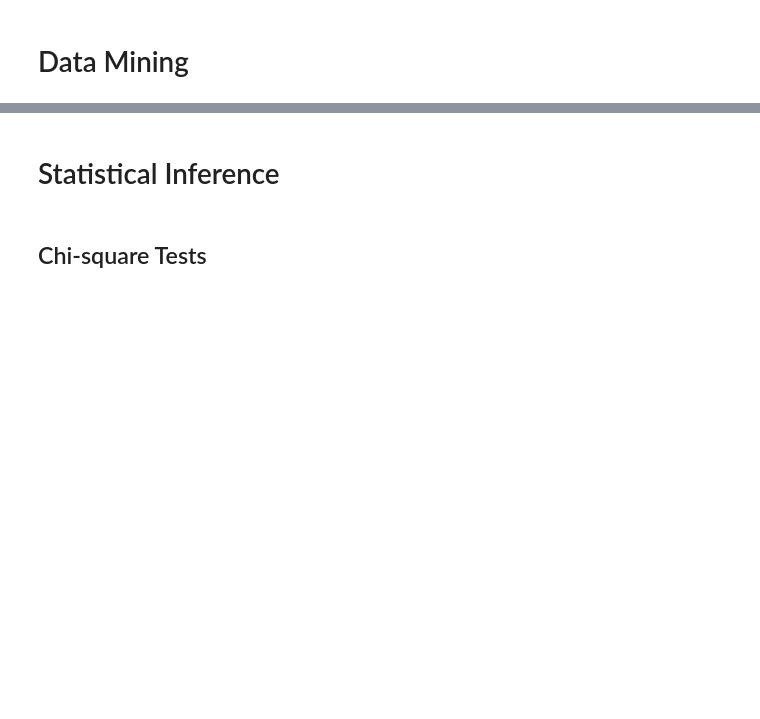
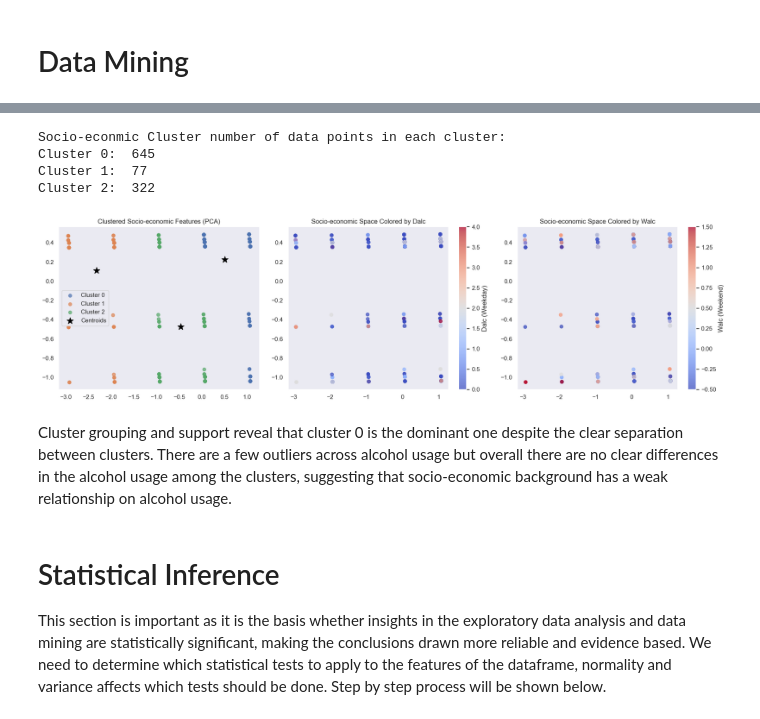
Before and after one commit to lonebono/CSMODEL, a Jupyter notebook: akbayanpartylistMCO.ipynb, the cells around one changed output, grey strips where cells are left out. Cells and saved outputs as stored; diff of their text form; code cells hidden in the pictures; blank space fills up the shorter version.

```diff
--- a/akbayanpartylistMCO.ipynb
+++ b/akbayanpartylistMCO.ipynb
@@ -796,0 +977,5 @@ Now, we have properly binned the remaining numerical features of Dalc, Walc, G3,
+# %%
+kmeans_socioeconomic = KMeans(3, 0, len(socioeconomic_s_e_df.columns), 1044, socioeconomic_s_e_df)
+kmeans_socioeconomic.initialize_centroids(socioeconomic_s_e_df)
+socioeconomic_clusters = kmeans_socioeconomic.train(socioeconomic_s_e_df, 50)
+clustered_df['socioeconomic_cluster'] = socioeconomic_clusters
@@ -797,4 +990,66 @@ Now, we have properly binned the remaining numerical features of Dalc, Walc, G3,
+# %%
+print('Socio-econmic Cluster number of data points in each cluster:')
+print('Cluster 0: ', socioeconomic_clusters.loc[socioeconomic_clusters == 0].shape[0])
+print('Cluster 1: ', socioeconomic_clusters.loc[socioeconomic_clusters == 1].shape[0])
+print('Cluster 2: ', socioeconomic_clusters.loc[socioeconomic_clusters == 2].shape[0])
+# %% [output]
+Socio-econmic Cluster number of data points in each cluster:
+Cluster 0:  645
+Cluster 1:  77
+Cluster 2:  322
+# %%
+pca = PCA(n_components=2)
+socioeconomic_2d_df = pca.fit_transform(socioeconomic_s_e_df)
+
+socioeconomic_2d_df = pd.DataFrame(socioeconomic_2d_df, columns=['x', 'y'])
+socioeconomic_2d_df['cluster'] = socioeconomic_clusters
+socioeconomic_2d_df['Dalc'] = clustered_df['Dalc']
+socioeconomic_2d_df['Walc'] = clustered_df['Walc']
+
+centroids = socioeconomic_2d_df.groupby('cluster')[['x', 'y']].mean().reset_index()
+
+fig, axs = plt.subplots(1, 3, figsize=(18, 5))
+
+for label in sorted(socioeconomic_2d_df['cluster'].unique()):
+    subset = socioeconomic_2d_df[socioeconomic_2d_df['cluster'] == label]
+    axs[0].scatter(subset['x'], subset['y'], label=f'Cluster {label}', alpha=0.7)
+
+axs[0].scatter(
+    centroids['x'], centroids['y'],
+    c='black', marker='*', s=150, label='Centroids'
+)
+axs[0].set_title("Clustered Socio-economic Features (PCA)")
+axs[0].legend()
+axs[0].grid()
+
+sc1 = axs[1].scatter(
+    socioeconomic_2d_df['x'],
+    socioeconomic_2d_df['y'],
+    c=socioeconomic_2d_df['Dalc'],
+    cmap='coolwarm',
+    alpha=0.7
+)
+axs[1].set_title('Socio-economic Space Colored by Dalc')
+axs[1].grid()
+plt.colorbar(sc1, ax=axs[1], label='Dalc (Weekday)')
+
+sc2 = axs[2].scatter(
+    socioeconomic_2d_df['x'],
+    socioeconomic_2d_df['y'],
+    c=socioeconomic_2d_df['Walc'],
+    cmap='coolwarm',
+    alpha=0.7
+)
+axs[2].set_title('Socio-economic Space Colored by Walc')
+axs[2].grid()
+plt.colorbar(sc2, ax=axs[2], label='Walc (Weekend)')
+
+plt.tight_layout()
+plt.show()
+# %% [output]
+[figure, added]
+# %% [markdown]
+Cluster grouping and support reveal that cluster 0 is the dominant one despite the clear separation between clusters. There are a few outliers across alcohol usage but overall there are no clear differences in the alcohol usage among the clusters, suggesting that socio-economic background has a weak relationship on alcohol usage.
 # %% [markdown]
 # Statistical Inference
+This section is important as it is the basis whether insights in the exploratory data analysis and data mining are statistically significant, making the conclusions drawn more reliable and evidence based. We need to determine which statistical tests to apply to the features of the dataframe, normality and variance affects which tests should be done. Step by step process will be shown below.
-# %% [markdown]
-## Chi-square Tests
```
Also changed, not shown: parts of 51 cells of this notebook.
